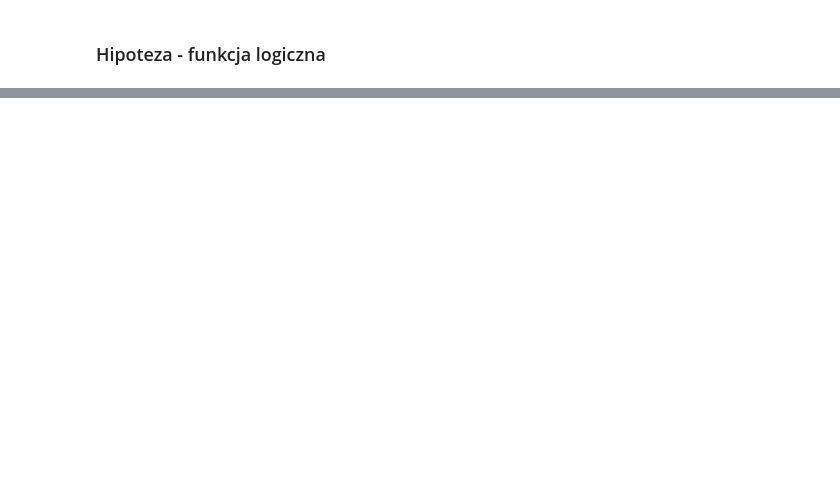
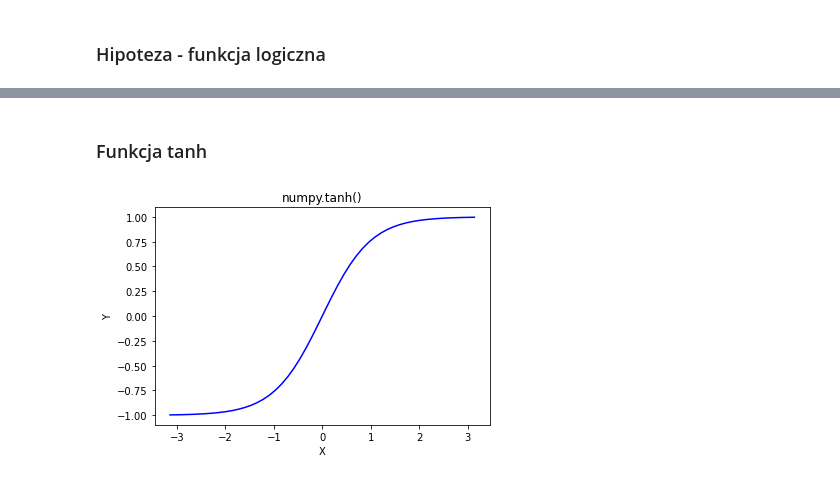
Before and after one commit to Gradient-PG/gradient-live-session, a Jupyter notebook: lab1/Intro_to_ML1.ipynb, the cells around one changed output, grey strips where cells are left out. Cells and saved outputs as stored; diff of their text form; code cells hidden in the pictures; blank space fills up the shorter version.

```diff
--- a/lab1/Intro_to_ML1.ipynb
+++ b/lab1/Intro_to_ML1.ipynb
@@ -276,0 +307,14 @@ print(f1_score(y_test, y_pr, average='micro'))
+# %% [markdown]
+### Funkcja tanh
+# %%
+x = np.linspace(-np.pi, np.pi, 50)
+# Tutaj wykorzystamy gotową funkcję tanh z biblioteki numpy
+y = np.tanh(x)
+
+plt.plot(x, y, color = 'blue')
+plt.title("numpy.tanh()")
+plt.xlabel("X")
+plt.ylabel("Y")
+plt.show()
+# %% [output]
+[figure, added]
```
Also changed, not shown: parts of 26 cells of this notebook, 1 other file.
